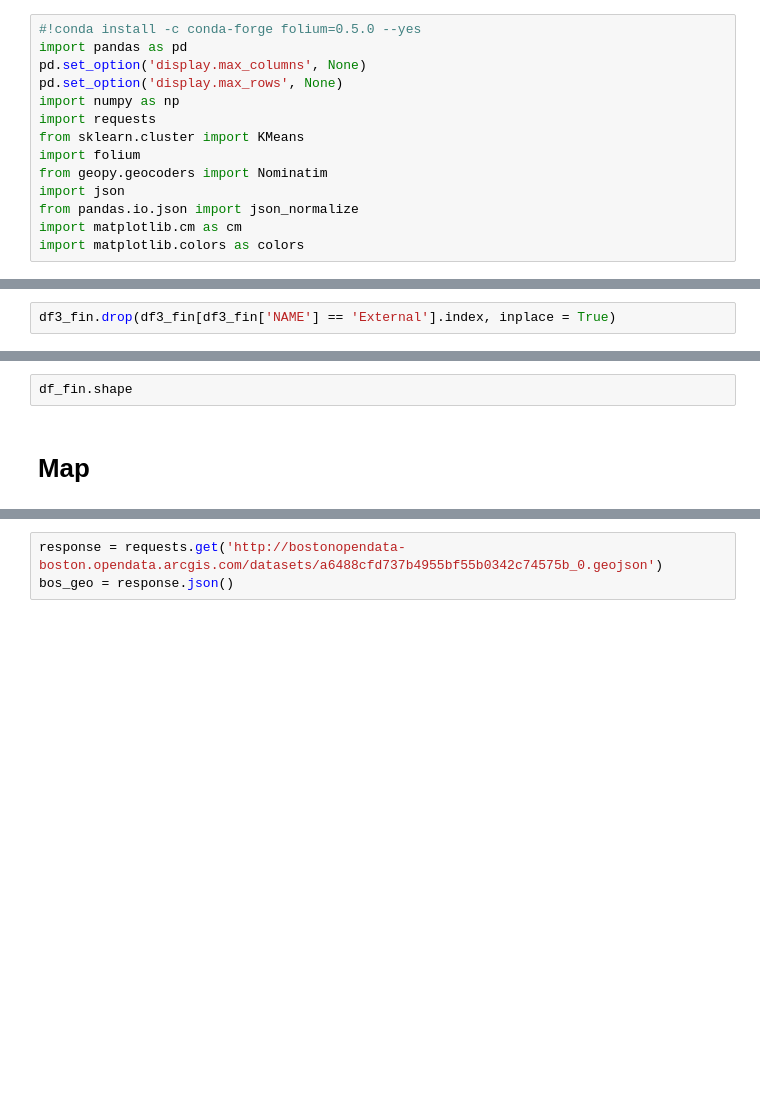
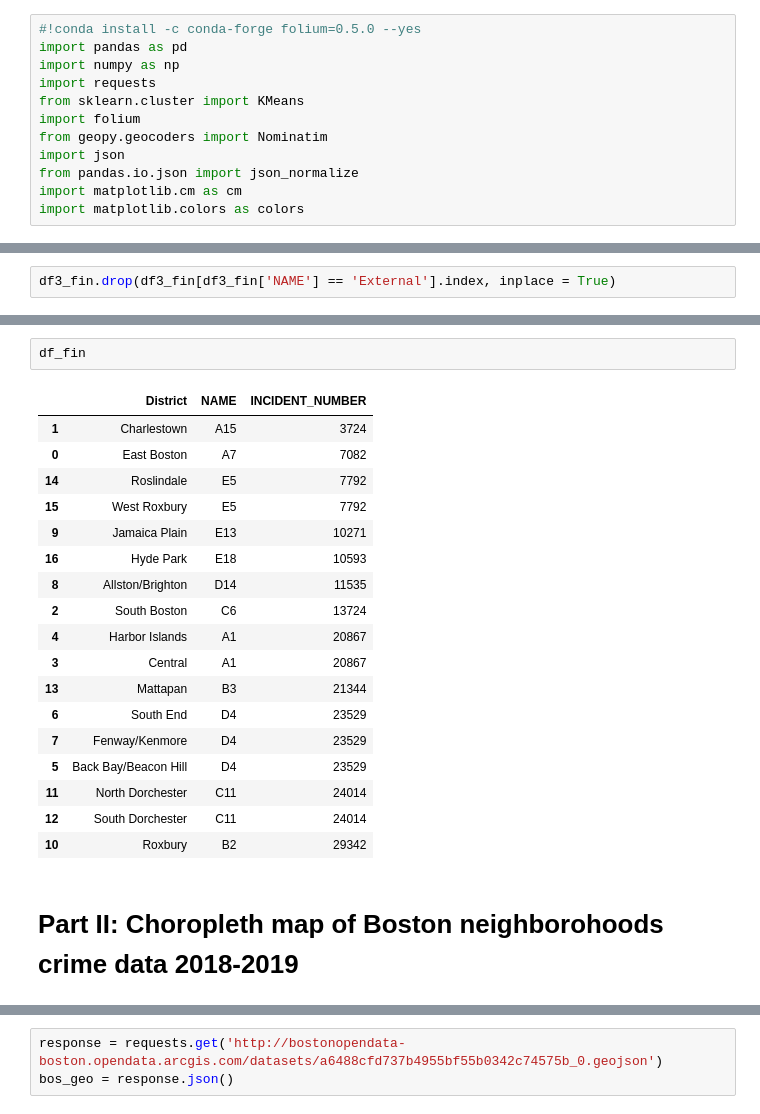
Before and after one commit to AnnVGat/coursera, a Jupyter notebook: Battle of Boston neighborouhoods.ipynb, the cells around one changed output, grey strips where cells are left out. Cells and saved outputs as stored; diff of their text form; blank space fills up the shorter version.

```diff
--- a/Battle of Boston neighborouhoods.ipynb
+++ b/Battle of Boston neighborouhoods.ipynb
@@ -3,8 +7,6 @@
 # %%
 #!conda install -c conda-forge folium=0.5.0 --yes
 import pandas as pd
-pd.set_option('display.max_columns', None)
-pd.set_option('display.max_rows', None)
 import numpy as np
 import requests
 from sklearn.cluster import KMeans
@@ -146,7 +111,26 @@ df_fin #need for choropleth
 # %%
-df_fin.shape
+df_fin
+# %% [output]
+|  | District | NAME | INCIDENT_NUMBER |
+| 1 | Charlestown | A15 | 3724 |
+| 0 | East Boston | A7 | 7082 |
+| 14 | Roslindale | E5 | 7792 |
+| 15 | West Roxbury | E5 | 7792 |
+| 9 | Jamaica Plain | E13 | 10271 |
+| 16 | Hyde Park | E18 | 10593 |
+| 8 | Allston/Brighton | D14 | 11535 |
+| 2 | South Boston | C6 | 13724 |
+| 4 | Harbor Islands | A1 | 20867 |
+| 3 | Central | A1 | 20867 |
+| 13 | Mattapan | B3 | 21344 |
+| 6 | South End | D4 | 23529 |
+| 7 | Fenway/Kenmore | D4 | 23529 |
+| 5 | Back Bay/Beacon Hill | D4 | 23529 |
+| 11 | North Dorchester | C11 | 24014 |
+| 12 | South Dorchester | C11 | 24014 |
+| 10 | Roxbury | B2 | 29342 |
-# %% [markdown]
-# Map
+# %% [markdown]
+# Part II: Choropleth map of Boston neighborohoods crime data 2018-2019
 # %%
 address = 'Boston, MA'
 
```
Also changed, not shown: parts of 66 cells of this notebook.
